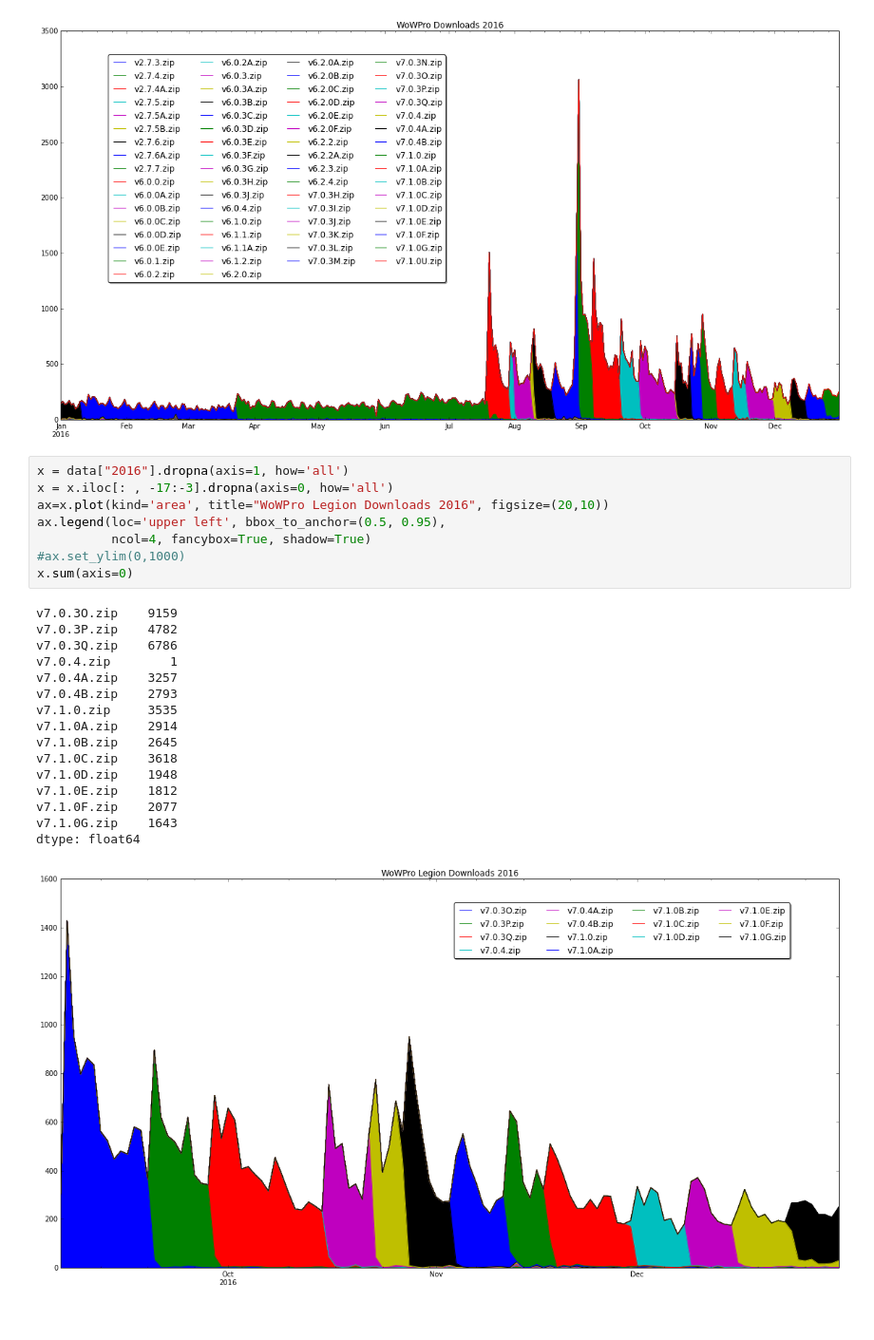
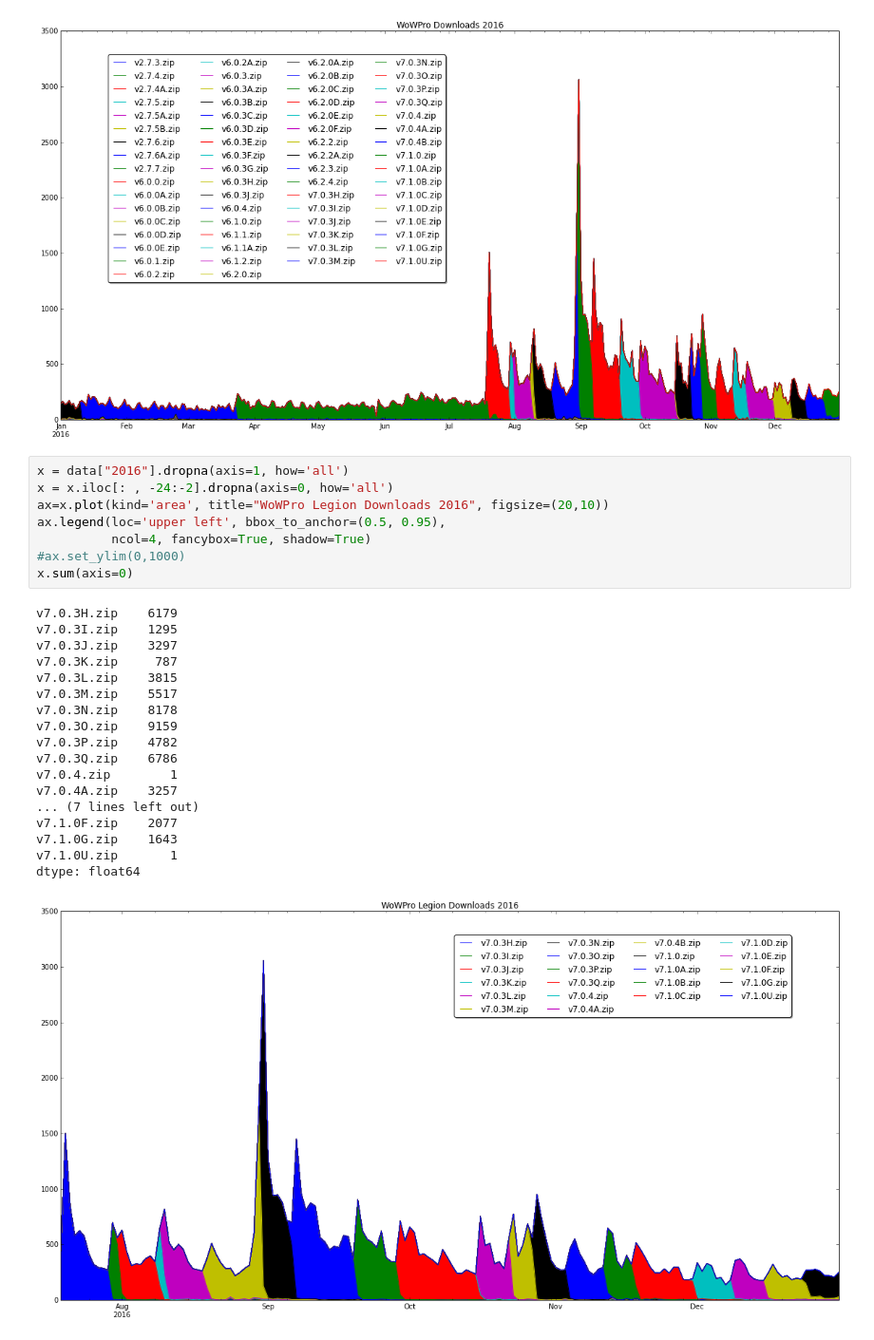
Before and after one commit to Ludovicus-Maior/WoW-Pro-Guides, a Jupyter notebook: WoWPro_Utilities/WoWPro Stats.ipynb, the cells around one changed output. Shown at 95% size. Cells and saved outputs as stored; diff of their text form.

```diff
--- a/WoWPro_Utilities/WoWPro Stats.ipynb
+++ b/WoWPro_Utilities/WoWPro Stats.ipynb
@@ -82,29 +82,31 @@ dtype: float64
 [figure]
 # %%
 x = data["2016"].dropna(axis=1, how='all')
-x = x.iloc[: , -17:-3].dropna(axis=0, how='all')
+x = x.iloc[: , -24:-2].dropna(axis=0, how='all')
 ax=x.plot(kind='area', title="WoWPro Legion Downloads 2016", figsize=(20,10))
 ax.legend(loc='upper left', bbox_to_anchor=(0.5, 0.95),
           ncol=4, fancybox=True, shadow=True)
 #ax.set_ylim(0,1000)
 x.sum(axis=0)
 # %% [output]
+v7.0.3H.zip    6179
+v7.0.3I.zip    1295
+v7.0.3J.zip    3297
+v7.0.3K.zip     787
+v7.0.3L.zip    3815
+v7.0.3M.zip    5517
+v7.0.3N.zip    8178
 v7.0.3O.zip    9159
 v7.0.3P.zip    4782
 v7.0.3Q.zip    6786
 v7.0.4.zip        1
 v7.0.4A.zip    3257
-v7.0.4B.zip    2793
-v7.1.0.zip     3535
-v7.1.0A.zip    2914
-v7.1.0B.zip    2645
-v7.1.0C.zip    3618
-v7.1.0D.zip    1948
-v7.1.0E.zip    1812
+... (7 lines left out)
 v7.1.0F.zip    2077
 v7.1.0G.zip    1643
+v7.1.0U.zip       1
 dtype: float64
-[figure, old version]
+[figure, new version]
 # %%
 x = data["2017"].dropna(axis=1, how='all')
 x = x.iloc[: , -5:].dropna(axis=0, how='all')
```
Also changed, not shown: parts of 2 cells of this notebook, 1 other file.
